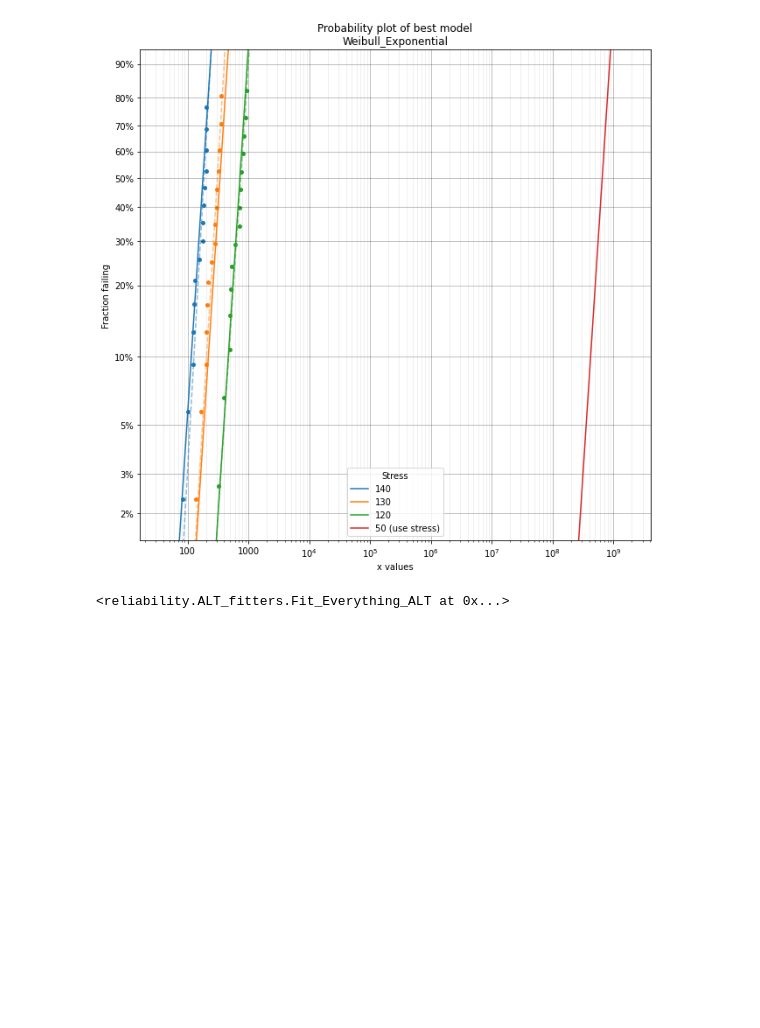
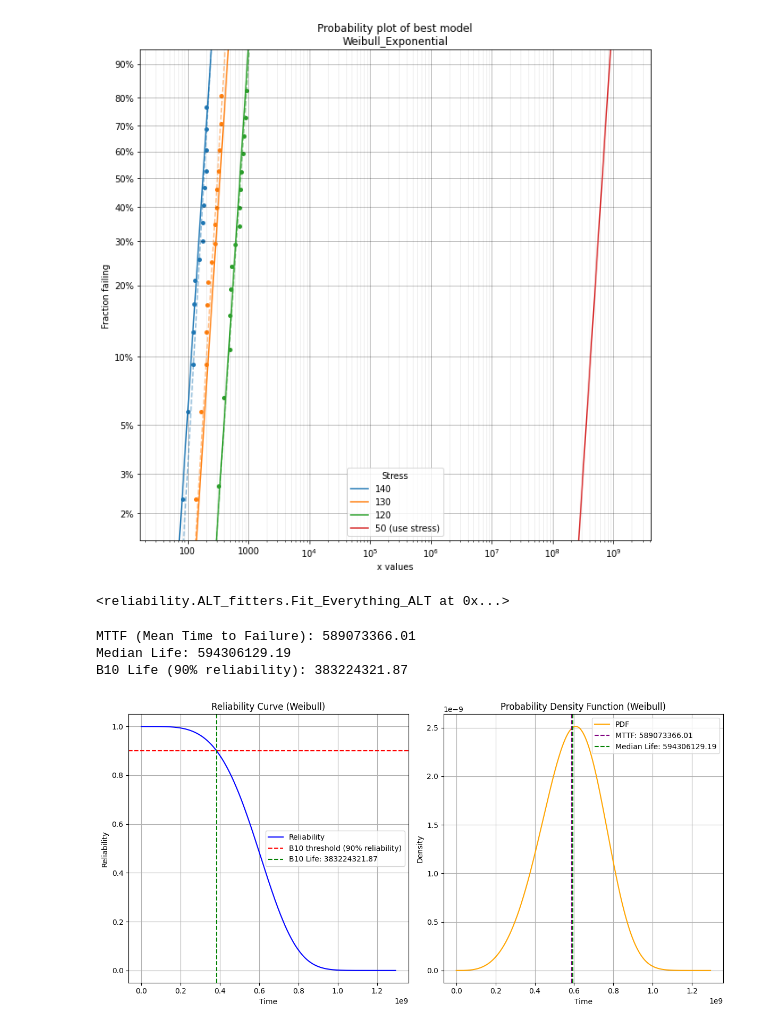
Before and after one commit to Eustache1999/DARR_Project, a Jupyter notebook: Pipe_100%.ipynb, the cells around one changed output. Drawn from its saved outputs; the diff is of its cells as text; code cells hidden in the pictures; blank space fills up the shorter version.

Commit message:
mttf mean time b10
ruben

```diff
--- a/Pipe_100%.ipynb
+++ b/Pipe_100%.ipynb
@@ -201,3 +201,79 @@ At the use level stress of 50, the Weibull_Exponential model has a mean life of
 [figure]
 [figure]
 <reliability.ALT_fitters.Fit_Everything_ALT at 0x...>
+# %%
+import numpy as np
+from scipy.stats import weibull_min
+import matplotlib.pyplot as plt
+
+# Parameters from Weibull_Power_Exponential model
+eta = 647267821.33913  # Mean life from model (scale parameter)
+beta = 4.29345     # Shape parameter
+
+# Reliability function (Weibull)
+def reliability_weibull(t, eta, beta):
+    return np.exp(-(t / eta) ** beta)
+
+# Probability density function (Weibull)
+def pdf_weibull(t, eta, beta):
+    return (beta / eta) * (t / eta) ** (beta - 1) * np.exp(-(t / eta) ** beta)
+
+# Mean Time to Failure (MTTF)
+def mttf_weibull(eta, beta):
+    return eta * np.math.gamma(1 + 1 / beta)
+
+# Median life
+def median_life_weibull(eta, beta):
+    return eta * (np.log(2)) ** (1 / beta)
+
+# B10 life (when reliability drops to 90%)
+def b10_life_weibull(eta, beta):
+    return eta * (-np.log(0.9)) ** (1 / beta)
+
+# Generate data for plotting
+time = np.linspace(0, 2 * eta, 1000)  # Time range for plotting
+reliability = reliability_weibull(time, eta, beta)
+pdf = pdf_weibull(time, eta, beta)
+
+# Calculations
+mttf = mttf_weibull(eta, beta)
+median_life = median_life_weibull(eta, beta)
+b10_life = b10_life_weibull(eta, beta)
+
+# Print results
+print(f"MTTF (Mean Time to Failure): {mttf:.2f}")
+print(f"Median Life: {median_life:.2f}")
+print(f"B10 Life (90% reliability): {b10_life:.2f}")
+
+# Plotting the reliability and PDF
+plt.figure(figsize=(12, 6))
+
+# Reliability plot
+plt.subplot(1, 2, 1)
+plt.plot(time, reliability, label="Reliability", color="blue")
+plt.axhline(0.9, color="red", linestyle="--", label="B10 threshold (90% reliability)")
+plt.axvline(b10_life, color="green", linestyle="--", label=f"B10 Life: {b10_life:.2f}")
+plt.title("Reliability Curve (Weibull)")
+plt.xlabel("Time")
+plt.ylabel("Reliability")
+plt.legend()
+plt.grid()
+
+# PDF plot
+plt.subplot(1, 2, 2)
+plt.plot(time, pdf, label="PDF", color="orange")
+plt.axvline(mttf, color="purple", linestyle="--", label=f"MTTF: {mttf:.2f}")
+plt.axvline(median_life, color="green", linestyle="--", label=f"Median Life: {median_life:.2f}")
+plt.title("Probability Density Function (Weibull)")
+plt.xlabel("Time")
+plt.ylabel("Density")
+plt.legend()
+plt.grid()
+
+plt.tight_layout()
+plt.show()
+# %% [output]
+MTTF (Mean Time to Failure): 589073366.01
+Median Life: 594306129.19
+B10 Life (90% reliability): 383224321.87
+[figure, added]
```
Also changed, not shown: 1 other file.
